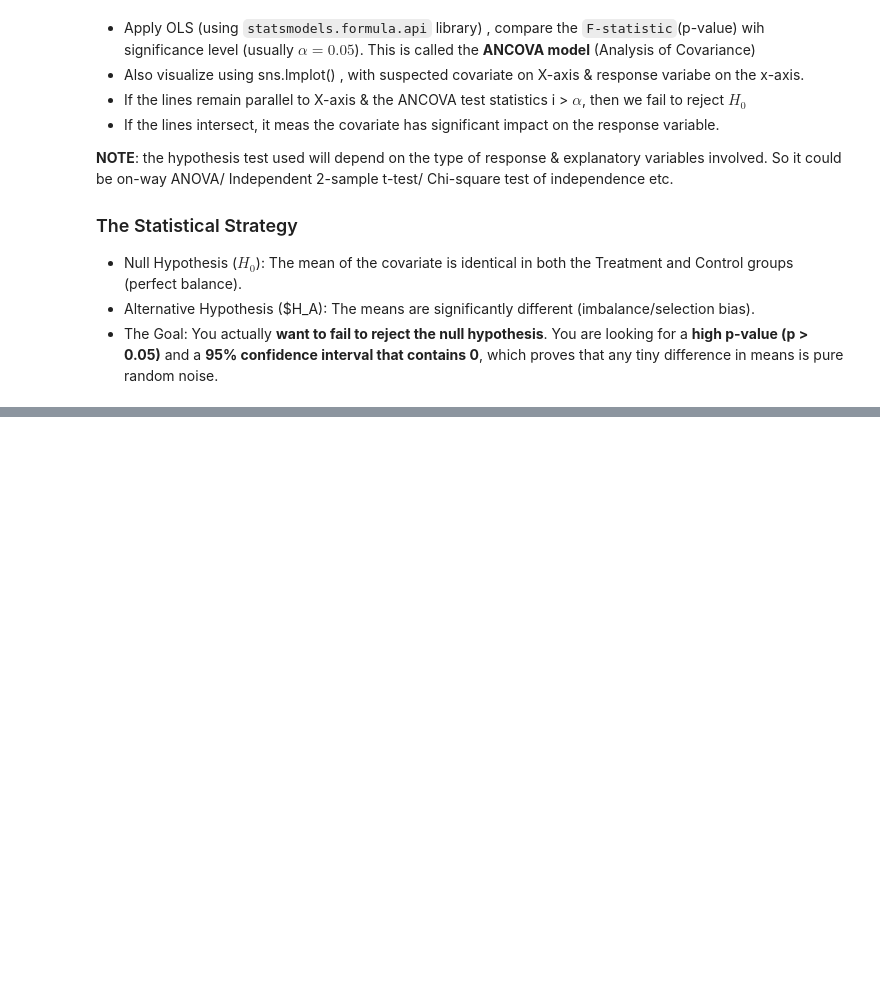
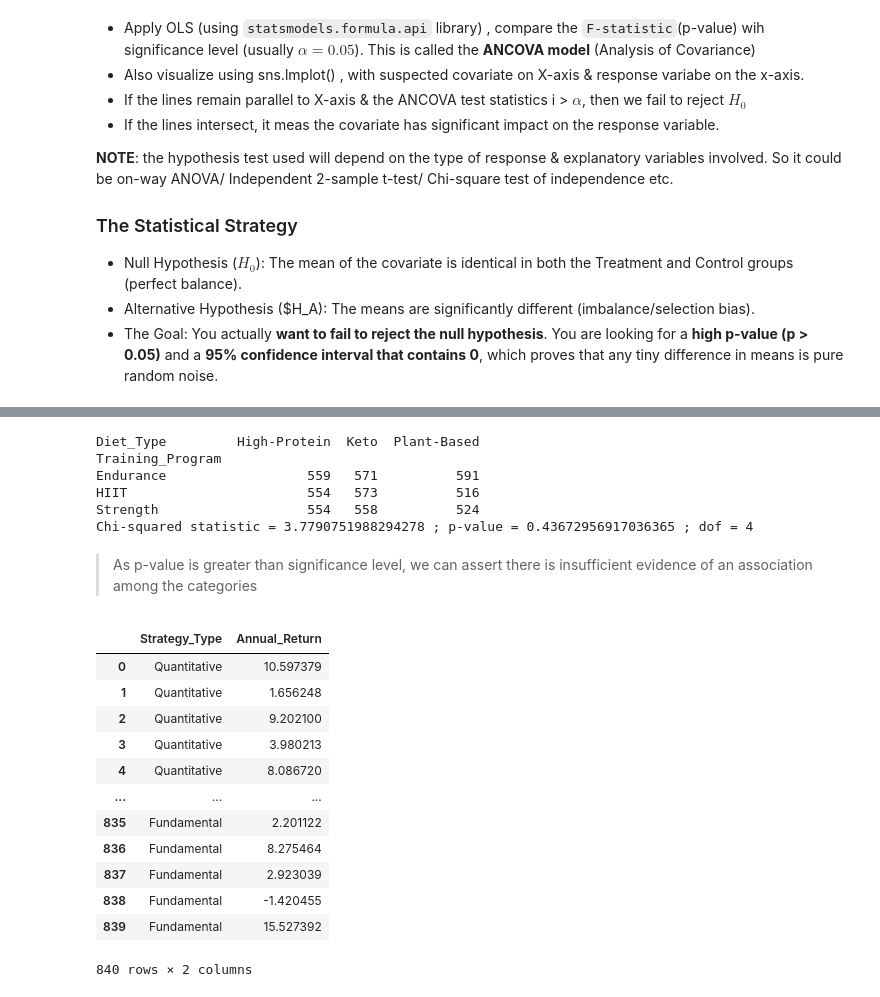
Before and after one commit to abhijeet-bhambere/python-ml-trail, a Jupyter notebook: experimental_design.ipynb, the cells around one changed output, grey strips where cells are left out. Drawn from its saved outputs; the diff is of its cells as text; code cells hidden in the pictures; blank space fills up the shorter version.

```diff
--- a/experimental_design.ipynb
+++ b/experimental_design.ipynb
@@ -1042,0 +1148,32 @@ assign treatments within each pair.
+# %%
+from scipy.stats import chi2_contingency
+crosstable = pd.crosstab(ath_pt2['Training_Program'], ath_pt2['Diet_Type'])
+print(crosstable)
+
+chi2_stat, chi2_pval, dof, expected = chi2_contingency(crosstable)
+print(f"Chi-squared statistic = {chi2_stat} ; p-value = {chi2_pval} ; dof = {dof}")
+# %% [output]
+Diet_Type         High-Protein  Keto  Plant-Based
+Training_Program
+Endurance                  559   571          591
+HIIT                       554   573          516
+Strength                   554   558          524
+Chi-squared statistic = 3.7790751988294278 ; p-value = 0.43672956917036365 ; dof = 4
+# %% [markdown]
+> As p-value is greater than significance level, we can assert there is insufficient evidence of an association among the categories
+# %%
+pd.read_csv('datasets/expd_datasets/investment_returns.csv')
+# %% [output]
+|  | Strategy_Type | Annual_Return |
+| 0 | Quantitative | 10.597379 |
+| 1 | Quantitative | 1.656248 |
+| 2 | Quantitative | 9.202100 |
+| 3 | Quantitative | 3.980213 |
+| 4 | Quantitative | 8.086720 |
+| ... | ... | ... |
+| 835 | Fundamental | 2.201122 |
+| 836 | Fundamental | 8.275464 |
+| 837 | Fundamental | 2.923039 |
+| 838 | Fundamental | -1.420455 |
+| 839 | Fundamental | 15.527392 |
+840 rows × 2 columns
```
Also changed, not shown: parts of 12 cells of this notebook.
